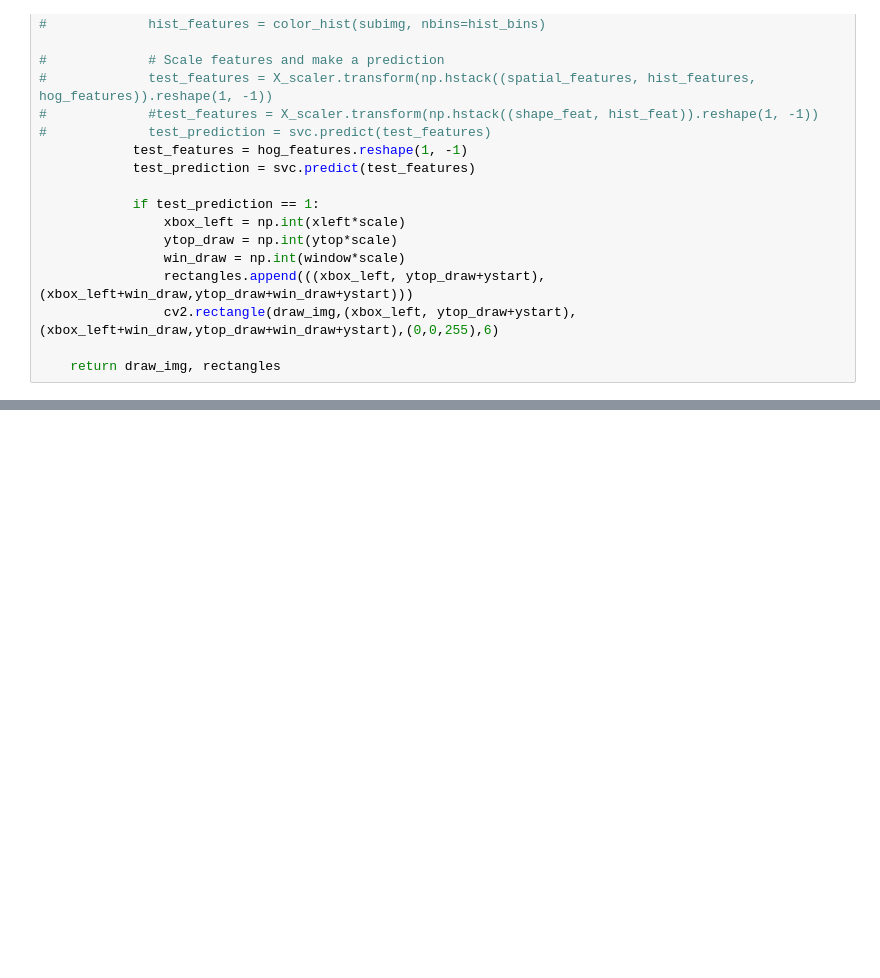
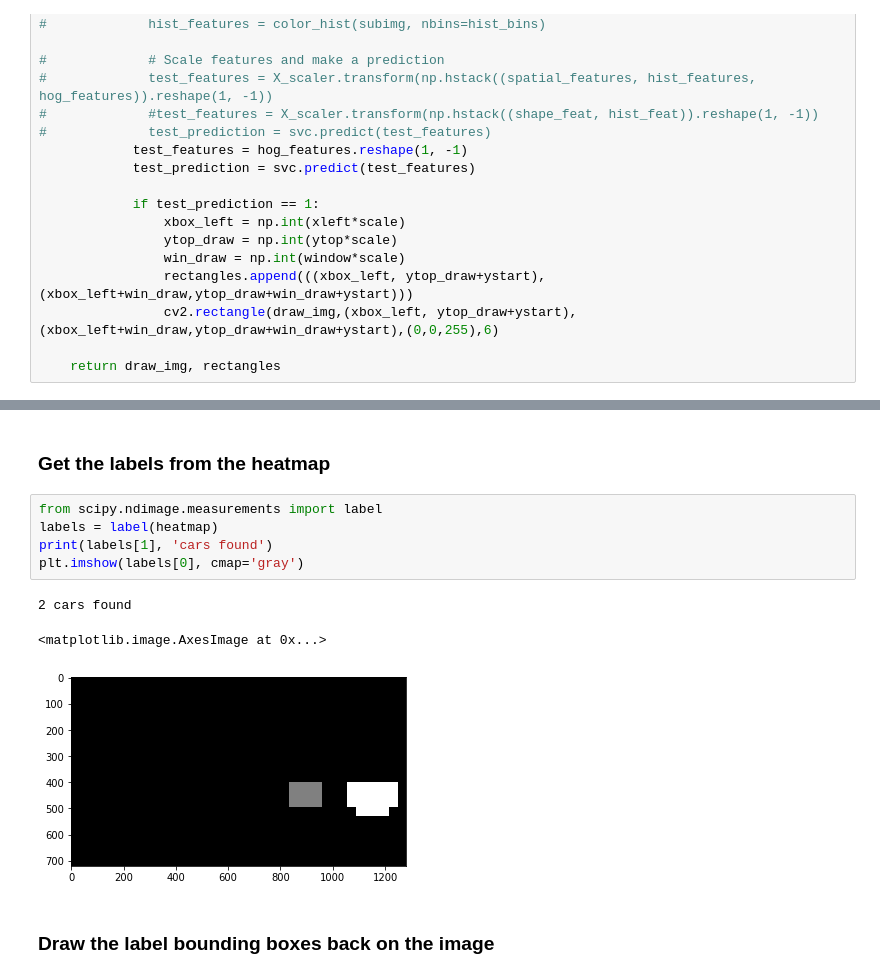
Before and after one commit to jingz8804/CarND-Vehicle-Detection, a Jupyter notebook: project-vechicle-detection.ipynb, the cells around one changed output, grey strips where cells are left out. Saved outputs shown, nothing was run; the diff lists cells and outputs as text; blank space fills up the shorter version.

```diff
--- a/project-vechicle-detection.ipynb
+++ b/project-vechicle-detection.ipynb
@@ -330,0 +400,13 @@ plt.imshow(out_img)
+# %% [markdown]
+### Get the labels from the heatmap
+# %%
+from scipy.ndimage.measurements import label
+labels = label(heatmap)
+print(labels[1], 'cars found')
+plt.imshow(labels[0], cmap='gray')
+# %% [output]
+2 cars found
+<matplotlib.image.AxesImage at 0x...>
+[figure, added]
+# %% [markdown]
+### Draw the label bounding boxes back on the image
```
Also changed, not shown: parts of 21 cells of this notebook, 3 other files.
